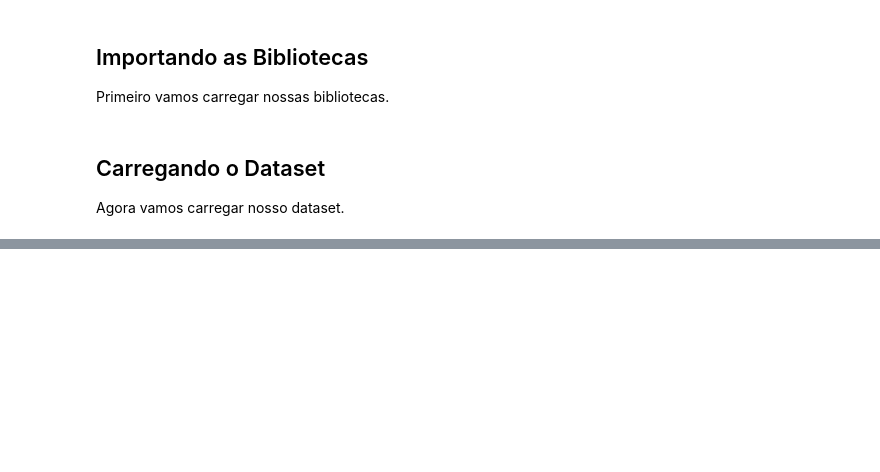
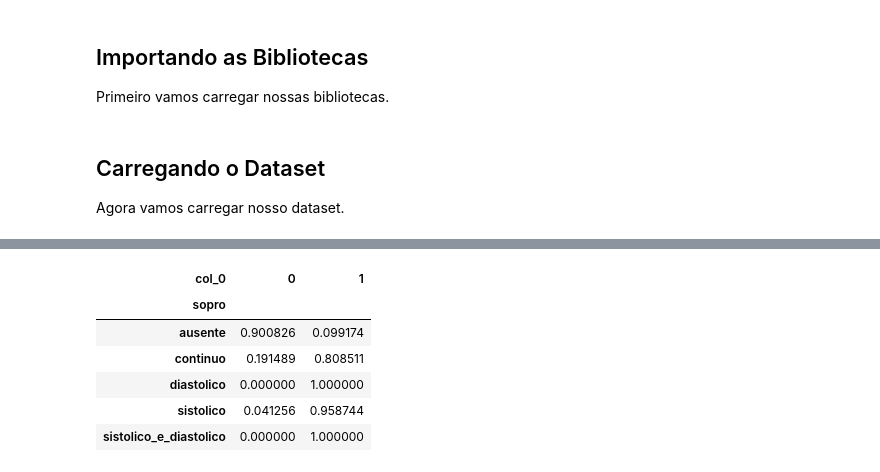
Before and after one commit to gauloish/condicao-cardiaca, a Jupyter notebook: notebooks/models/logistic_regression.ipynb, the cells around one changed output, grey strips where cells are left out. Saved outputs shown, nothing was run; the diff lists cells and outputs as text; code cells hidden in the pictures; blank space fills up the shorter version.

```diff
--- a/notebooks/models/logistic_regression.ipynb
+++ b/notebooks/models/logistic_regression.ipynb
@@ -159,0 +245,14 @@ Length: 3512, dtype: Int8
+# %%
+pd.crosstab(
+    X["sopro"],
+    y,
+    normalize="index"
+)
+# %% [output]
+| col_0 | 0 | 1 |
+| sopro |  |  |
+| ausente | 0.900826 | 0.099174 |
+| continuo | 0.191489 | 0.808511 |
+| diastolico | 0.000000 | 1.000000 |
+| sistolico | 0.041256 | 0.958744 |
+| sistolico_e_diastolico | 0.000000 | 1.000000 |
```
Also changed, not shown: parts of 14 cells of this notebook.
